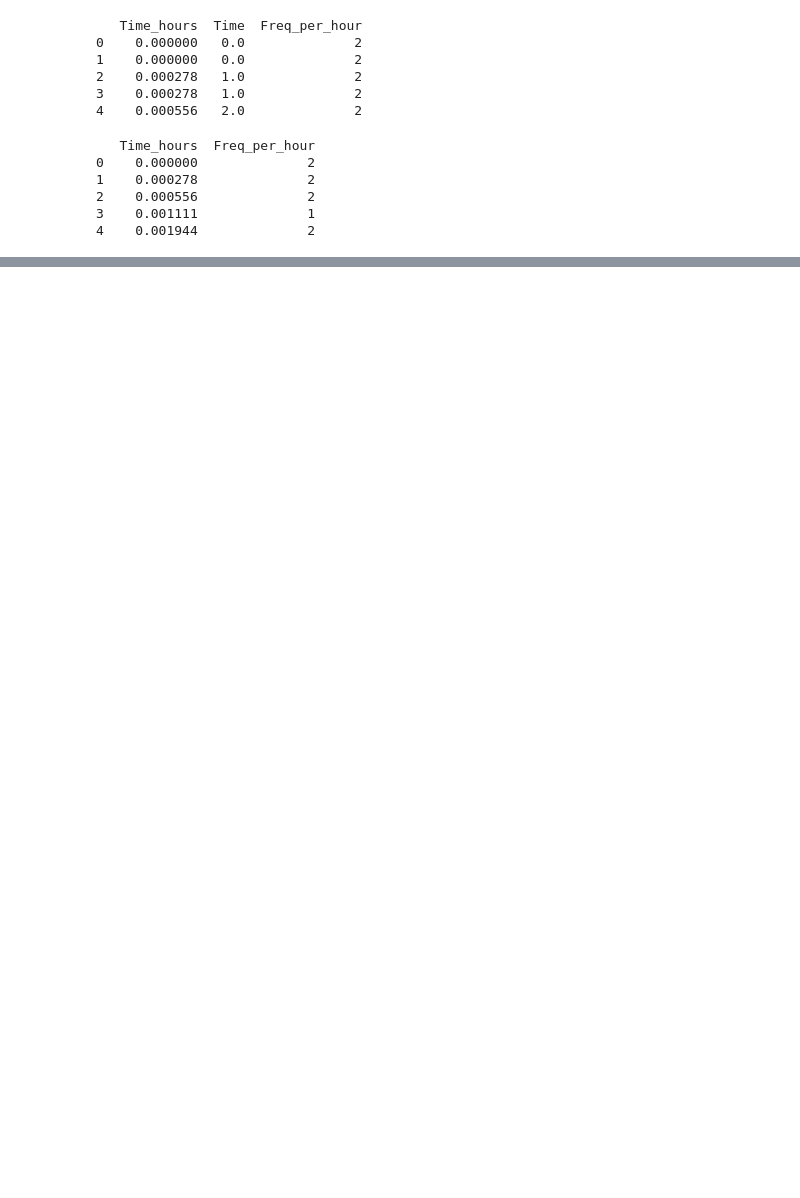
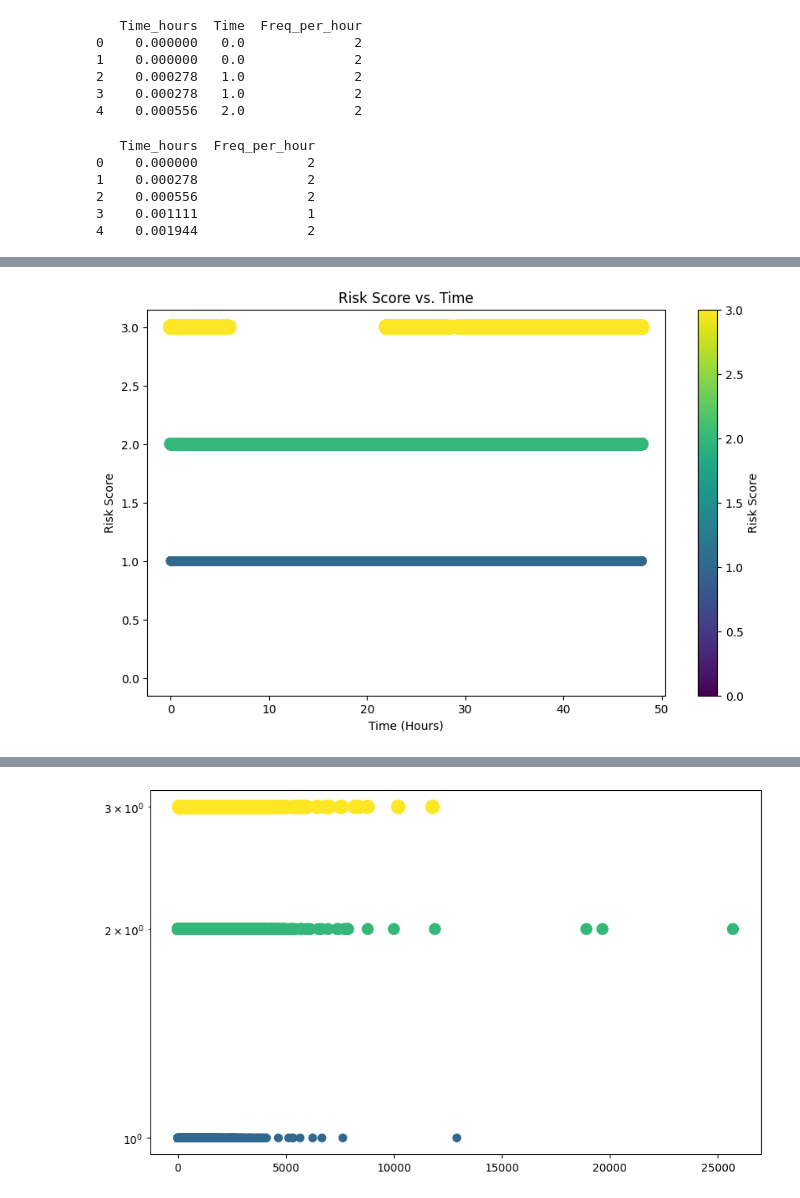
Before and after one commit to SamAGit2/Fraud-Detection-Project, a Jupyter notebook: CreditCard03.ipynb, the cells around one changed output, grey strips where cells are left out. Cells and saved outputs as stored; diff of their text form; code cells hidden in the pictures; blank space fills up the shorter version.

```diff
--- a/CreditCard03.ipynb
+++ b/CreditCard03.ipynb
@@ -32,0 +469,29 @@ print(freq_per_hour.head())
+# %%
+import pandas as pd
+import matplotlib.pyplot as plt
+import seaborn as sns
+df = pd.read_csv('creditcard.csv')
+df['Time_hours'] = df['Time'] / 3600
+freq_per_hour = df.groupby('Time_hours').size().reset_index(name='Freq_per_hour')
+median_freq = freq_per_hour['Freq_per_hour'].median()
+df = df.merge(freq_per_hour, on='Time_hours', how='left')
+df['High_freq_hour'] = df['Freq_per_hour'] > median_freq
+amount_75th = df['Amount'].quantile(0.75)
+df['High_amount'] = df['Amount'] > amount_75th
+df['High_risk_time'] = (df['Time_hours'] >= 22) | (df['Time_hours'] < 6)
+df['Risk_score'] = (df['High_freq_hour'].astype(int) + df['High_amount'].astype(int) + df['High_risk_time'].astype(int))
+# Plot Risk_score vs. Time_hours
+plt.figure(figsize=(10, 6))
+plt.scatter(df['Time_hours'], df['Risk_score'], c=df['Risk_score'], s=df['Risk_score']*50, cmap='viridis')
+plt.title('Risk Score vs. Time')
+plt.xlabel('Time (Hours)')
+plt.ylabel('Risk Score')
+plt.colorbar(label='Risk Score')
+plt.show()
+# Plot Risk_score vs. Amount
+plt.figure(figsize=(10, 6))
+plt.scatter(df['Amount'], df['Risk_score'], c=df['Risk_score'], s=df['Risk_score']*50, cmap='viridis')
+plt.yscale('log')
+plt
+# %% [output]
+[figure, added]
@@ -32,0 +499 @@ print(freq_per_hour.head())
+[figure, added]
```
Also changed, not shown: parts of 38 cells of this notebook.
